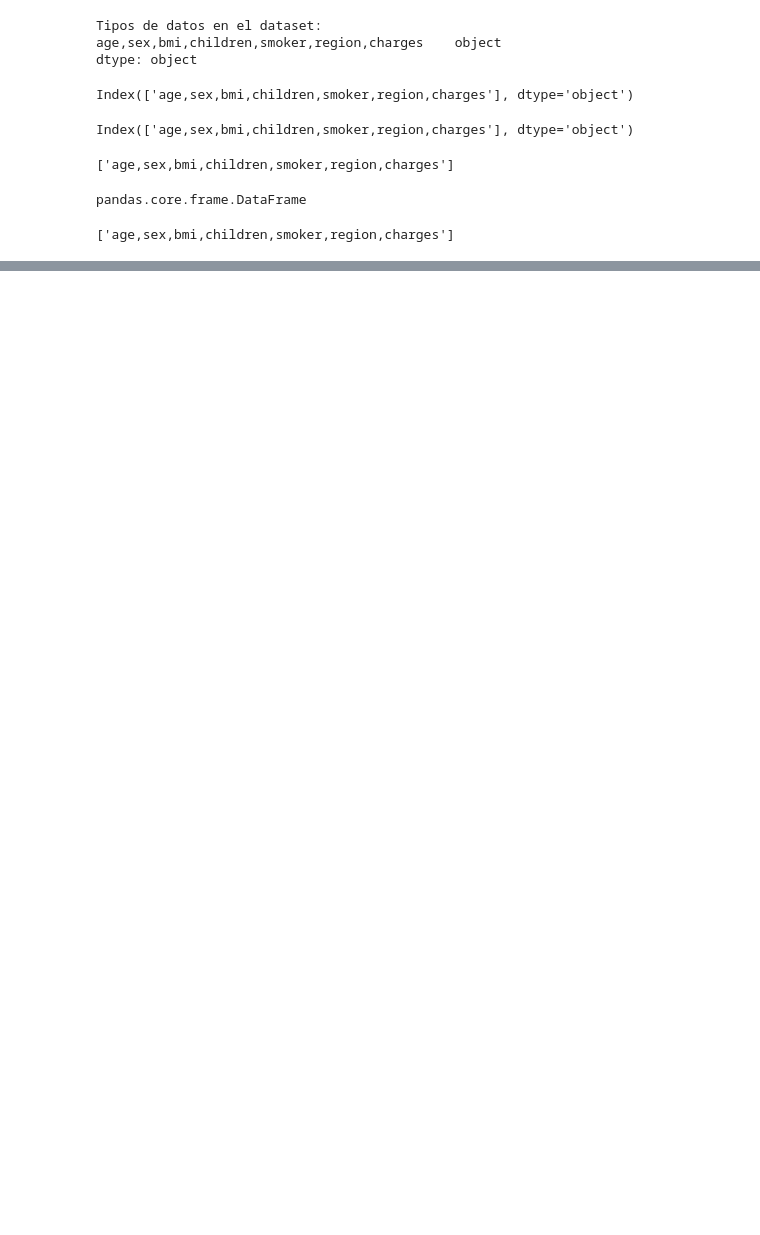
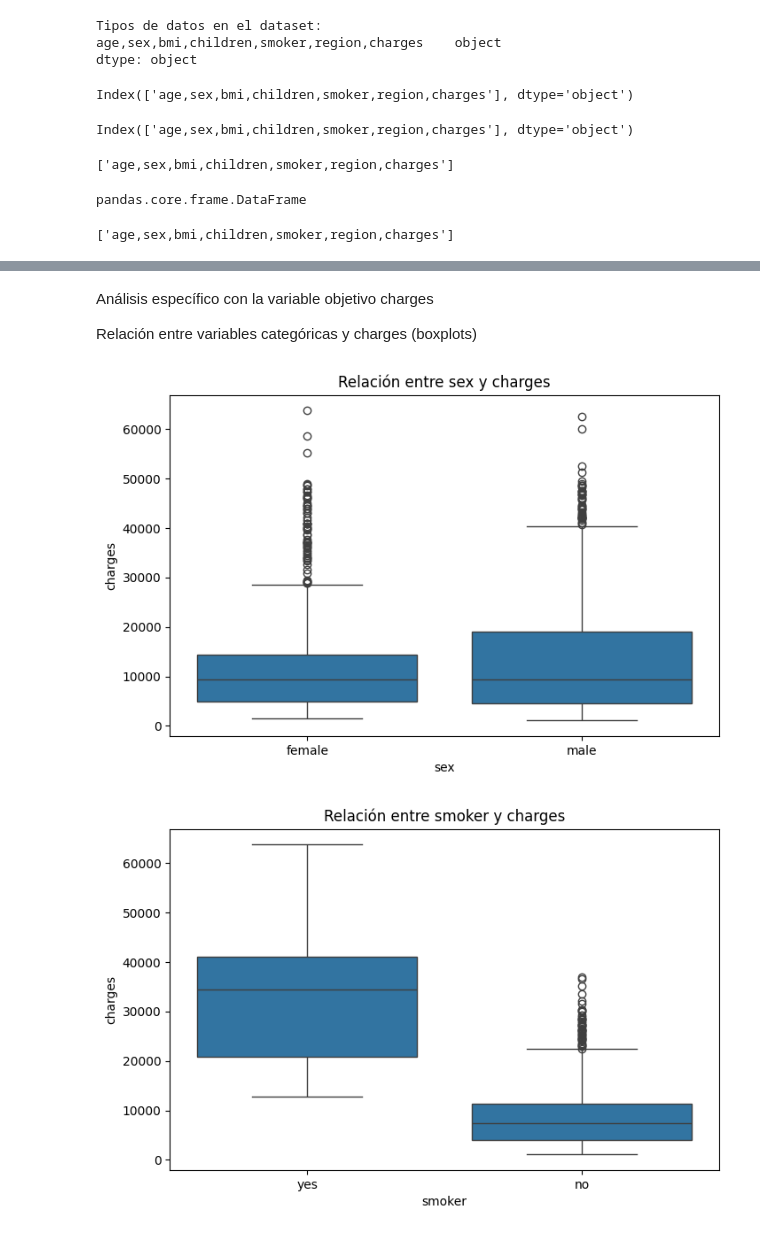
Before and after one commit to monikaguilar/REGRESION_LINEAL, a Jupyter notebook: src/explore.ipynb, the cells around one changed output, grey strips where cells are left out. Cells and saved outputs as stored; diff of their text form; code cells hidden in the pictures; blank space fills up the shorter version.

```diff
--- a/src/explore.ipynb
+++ b/src/explore.ipynb
@@ -114,0 +192,7 @@ FileNotFoundError: [Errno 2] No such file or directory: 'medical.csv'
+# %%
+cat_cols = medical.select_dtypes(include='object').columns.tolist()
+
+for col in cat_cols:
+    print(f"Variable: {col}")
+    print(medical[col].value_counts())
+print("-"*40)
@@ -114,0 +227,15 @@ FileNotFoundError: [Errno 2] No such file or directory: 'medical.csv'
+# %% [markdown]
+Análisis específico con la variable objetivo charges
+
+Relación entre variables categóricas y charges (boxplots)
+# %%
+
+
+for col in cat_cols:
+    plt.figure(figsize=(8,5))
+    sns.boxplot(x=medical[col], y=medical['charges'])
+    plt.title(f'Relación entre {col} y charges')
+plt.show()
+# %% [output]
+[figure, added]
+[figure, added]
```
Also changed, not shown: parts of 30 cells of this notebook.
